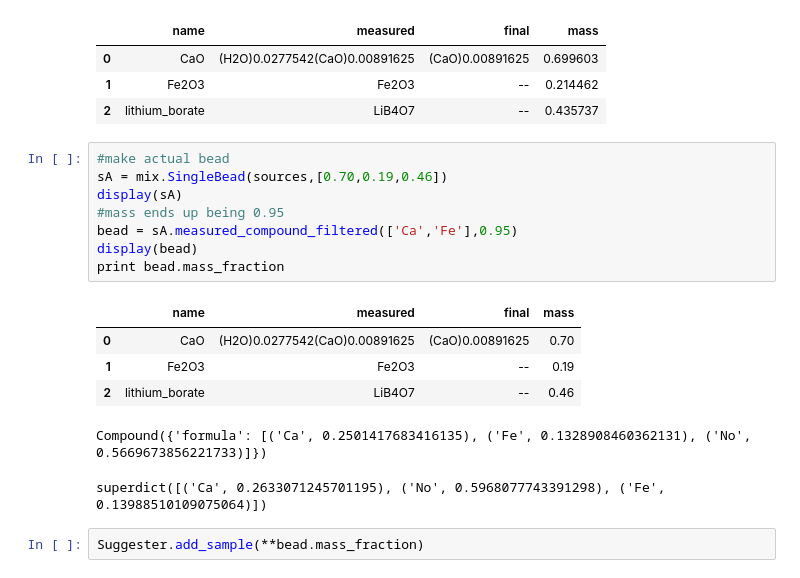
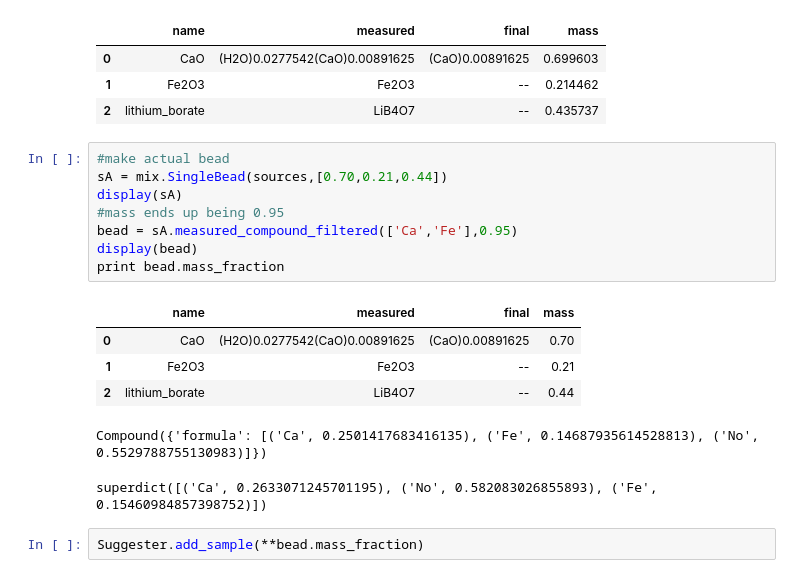
Before and after one commit to wpk-nist-gov/glassmaker, a Jupyter notebook: tmp/glass_test.ipynb, the cells around one changed output. Drawn from its saved outputs; the diff is of its cells as text.

```diff
--- a/tmp/glass_test.ipynb
+++ b/tmp/glass_test.ipynb
@@ -387,19 +381,19 @@ s
 | 2 | lithium_borate | LiB4O7 | -- | 0.435737 |
 # %%
 #make actual bead
-sA = mix.SingleBead(sources,[0.70,0.19,0.46])
+sA = mix.SingleBead(sources,[0.70,0.21,0.44])
 display(sA)
 #mass ends up being 0.95
 bead = sA.measured_compound_filtered(['Ca','Fe'],0.95)
 display(bead)
 print bead.mass_fraction
 # %% [output]
 |  | name | measured | final | mass |
 | 0 | CaO | (H2O)0.0277542(CaO)0.00891625 | (CaO)0.00891625 | 0.70 |
-| 1 | Fe2O3 | Fe2O3 | -- | 0.19 |
-| 2 | lithium_borate | LiB4O7 | -- | 0.46 |
+| 1 | Fe2O3 | Fe2O3 | -- | 0.21 |
+| 2 | lithium_borate | LiB4O7 | -- | 0.44 |
-Compound({'formula': [('Ca', 0.2501417683416135), ('Fe', 0.1328908460362131), ('No', 0.5669673856221733)]})
+Compound({'formula': [('Ca', 0.2501417683416135), ('Fe', 0.14687935614528813), ('No', 0.5529788755130983)]})
-superdict([('Ca', 0.2633071245701195), ('No', 0.5968077743391298), ('Fe', 0.13988510109075064)])
+superdict([('Ca', 0.2633071245701195), ('No', 0.582083026855893), ('Fe', 0.15460984857398752)])
 # %%
 Suggester.add_sample(**bead.mass_fraction)
 # %%
```
Also changed, not shown: parts of 8 cells of this notebook, 2 other files.
